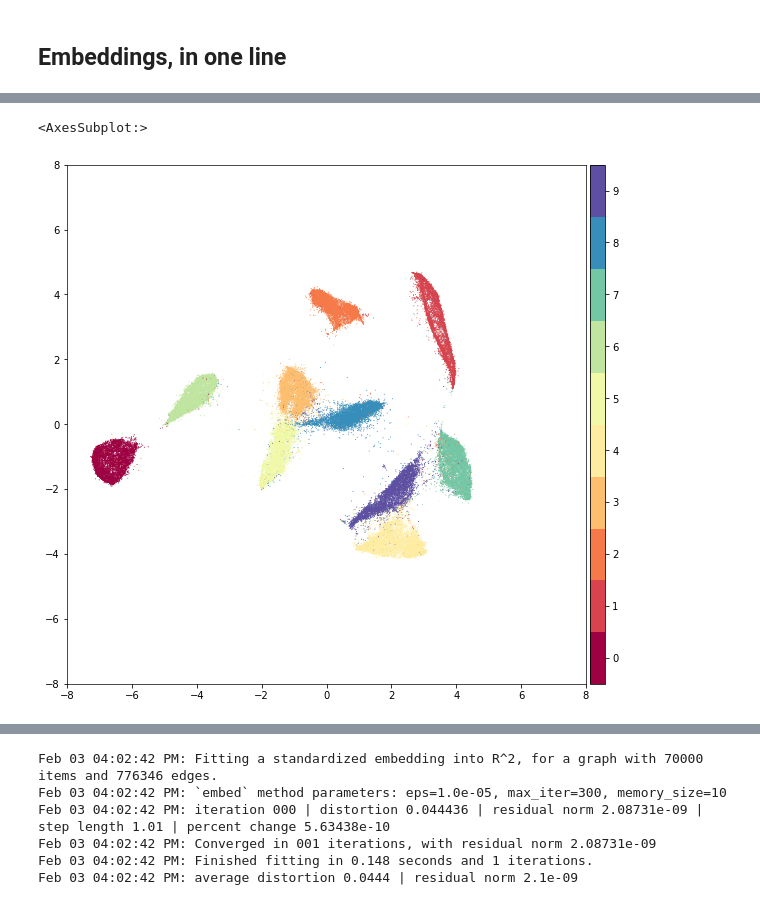
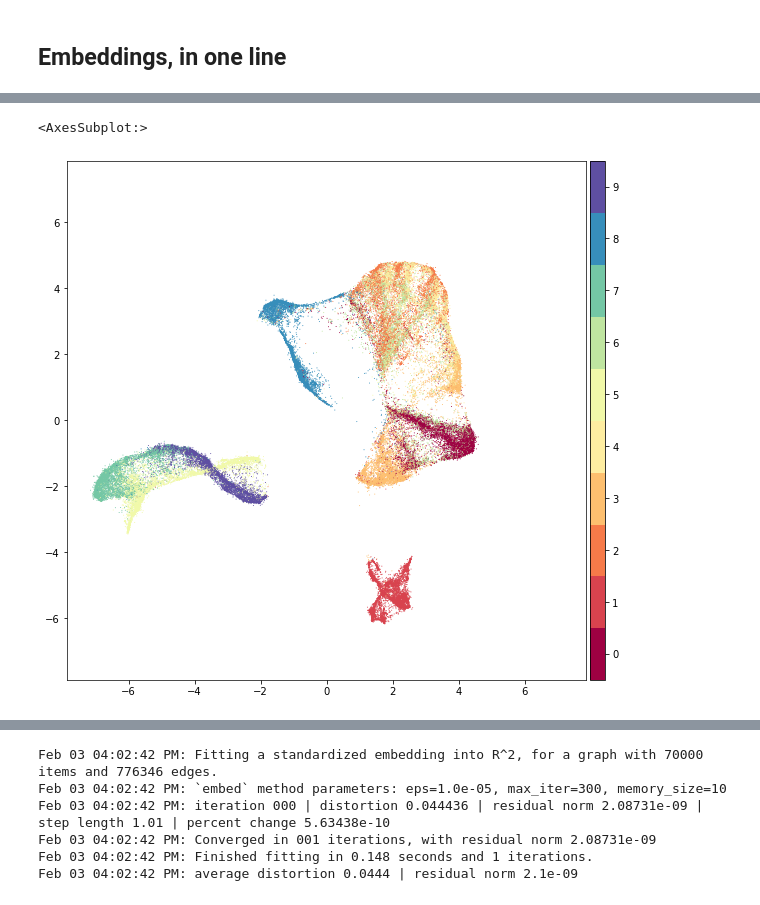
Before and after one commit to cvxgrp/pymde, a Jupyter notebook: examples/mnist.ipynb, the cells around one changed output, grey strips where cells are left out. Cells and saved outputs as stored; diff of their text form; code cells hidden in the pictures.

Commit message:
added fashion-mnist dataset and example notebook

```diff
--- a/examples/mnist.ipynb
+++ b/examples/mnist.ipynb
@@ -7,4 +7,4 @@ It also shows how to debug embeddings and search for outliers in your original d
 # %%
 import pymde
 # %%
-mnist = pymde.datasets.MNIST()
+mnist = pymde.datasets.FashionMNIST()
@@ -12,5 +14,5 @@ mnist = pymde.datasets.MNIST()
 ## Embeddings, in one line
 # %%
 embedding = pymde.preserve_neighbors(mnist.data, verbose=True).embed(verbose=True)
-pymde.plot(embedding, color_by=mnist.attributes['digits'])
+pymde.plot(embedding, color_by=mnist.attributes['class'])
 # %% [output]
@@ -34,4 +36,4 @@ Feb 03 04:01:58 PM: average distortion 0.121 | residual norm 1.5e-05
 <AxesSubplot:>
-[figure, old version]
+[figure, new version]
 # %%
 embedding = pymde.preserve_neighbors(mnist.data, constraint=pymde.Standardized()).embed(verbose=True)
```
Also changed, not shown: parts of 8 cells of this notebook, 1 other file.
